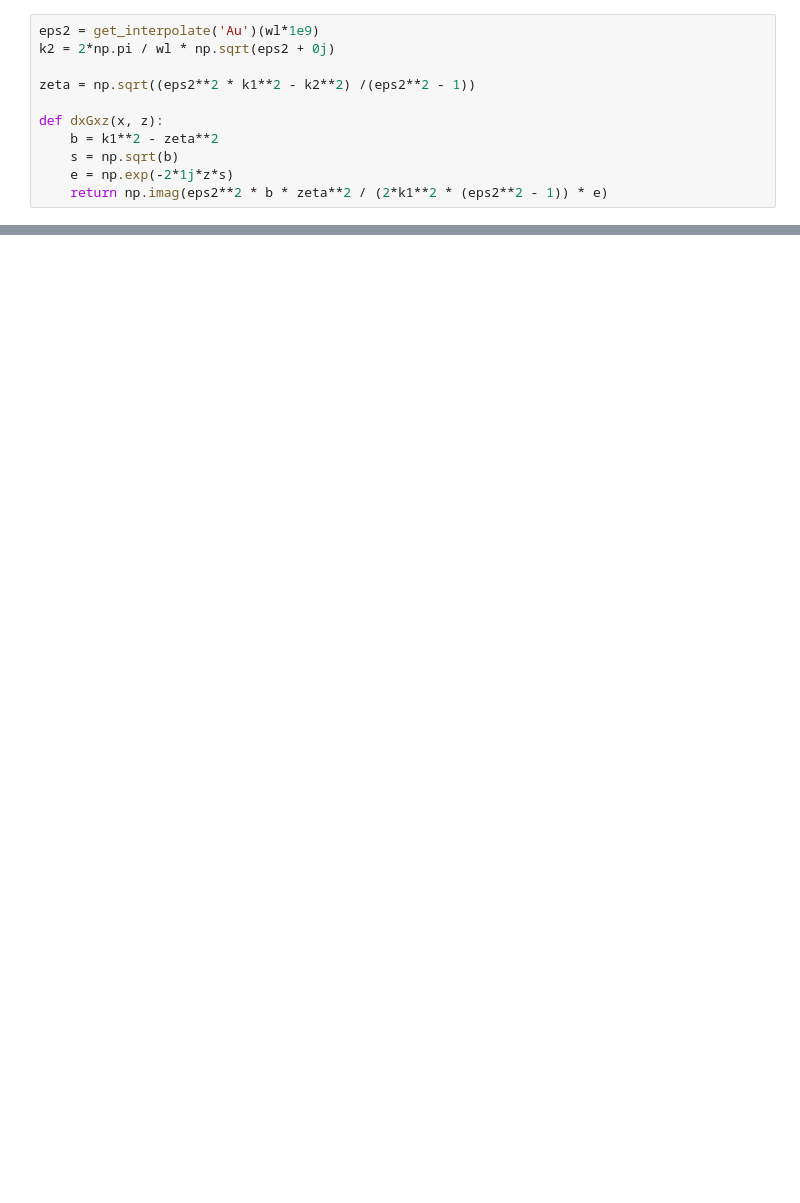
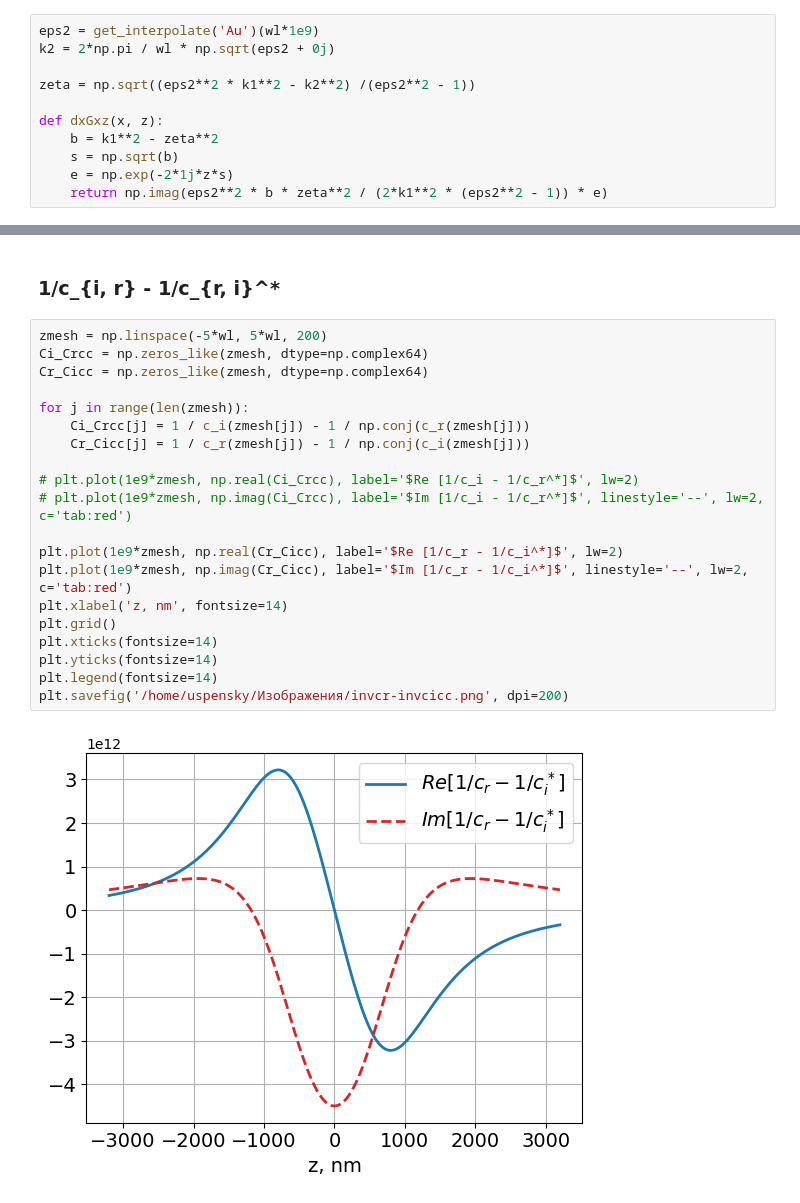
Before and after one commit to SurvivorFish/Mie_SPP_Force-CRACKED, a Jupyter notebook: sign_evaluation.ipynb, the cells around one changed output, grey strips where cells are left out. Saved outputs shown, nothing was run; the diff lists cells and outputs as text; blank space fills up the shorter version.

```diff
--- a/sign_evaluation.ipynb
+++ b/sign_evaluation.ipynb
@@ -117,0 +126,24 @@ plt.savefig('/home/uspensky/Изображения/fields_prod_plots/ir_ri_4wl.p
+# %% [markdown]
+### 1/c_{i, r} - 1/c_{r, i}^*
+# %%
+zmesh = np.linspace(-5*wl, 5*wl, 200)
+Ci_Crcc = np.zeros_like(zmesh, dtype=np.complex64)
+Cr_Cicc = np.zeros_like(zmesh, dtype=np.complex64)
+
+for j in range(len(zmesh)):
+    Ci_Crcc[j] = 1 / c_i(zmesh[j]) - 1 / np.conj(c_r(zmesh[j]))
+    Cr_Cicc[j] = 1 / c_r(zmesh[j]) - 1 / np.conj(c_i(zmesh[j]))
+
+# plt.plot(1e9*zmesh, np.real(Ci_Crcc), label='$Re [1/c_i - 1/c_r^*]$', lw=2)
+# plt.plot(1e9*zmesh, np.imag(Ci_Crcc), label='$Im [1/c_i - 1/c_r^*]$', linestyle='--', lw=2, c='tab:red')
+
+plt.plot(1e9*zmesh, np.real(Cr_Cicc), label='$Re [1/c_r - 1/c_i^*]$', lw=2)
+plt.plot(1e9*zmesh, np.imag(Cr_Cicc), label='$Im [1/c_r - 1/c_i^*]$', linestyle='--', lw=2, c='tab:red')
+plt.xlabel('z, nm', fontsize=14)
+plt.grid()
+plt.xticks(fontsize=14)
+plt.yticks(fontsize=14)
+plt.legend(fontsize=14)
+plt.savefig('/home/uspensky/Изображения/invcr-invcicc.png', dpi=200)
+# %% [output]
+[figure, added]
```
Also changed, not shown: parts of 3 cells of this notebook, 5 other files.
